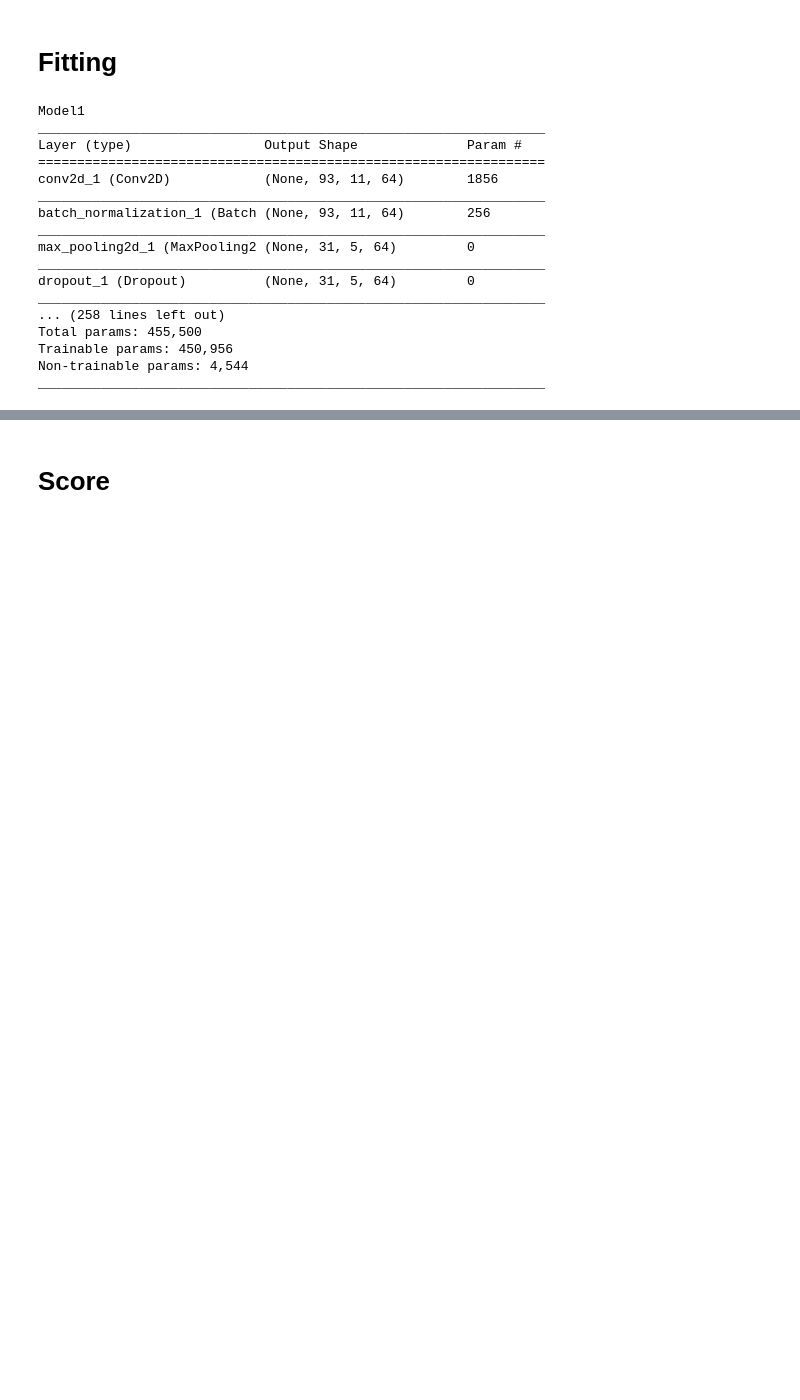
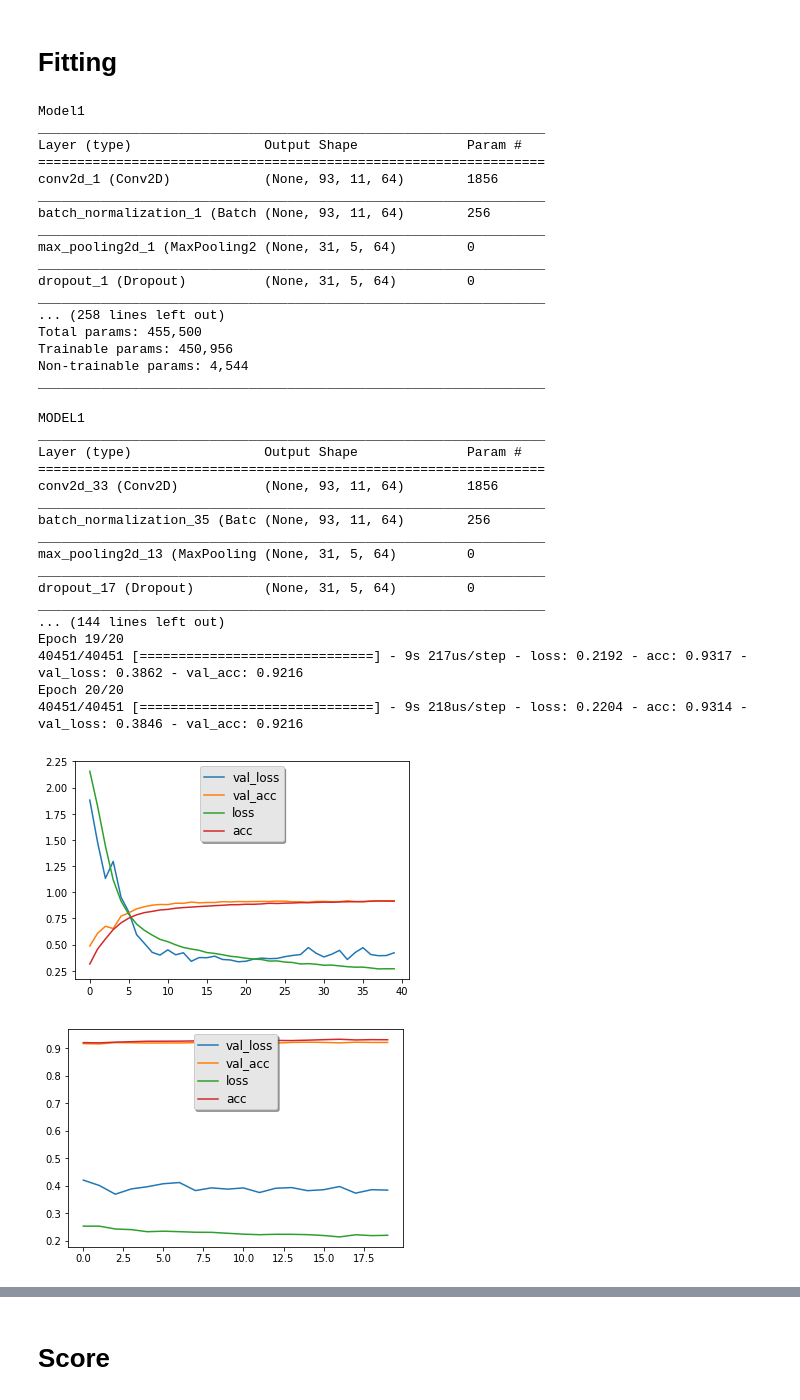
Before and after one commit to mrektor/HDA_speechCommand, a Jupyter notebook: Processing.ipynb, the cells around one changed output, grey strips where cells are left out. Cells and saved outputs as stored; diff of their text form; code cells hidden in the pictures; blank space fills up the shorter version.

Commit message:
SavedModels

```diff
--- a/Processing.ipynb
+++ b/Processing.ipynb
@@ -156,6 +157,11 @@ Non-trainable params: 4,544
 _________________________________________________________________
 # %%
 epoch = 40
+epochSGD = 20
+
+dest_directory = 'model_backup/'
+if not os.path.exists(dest_directory):
+      os.makedirs(dest_directory)
 
 tbCallBack = keras.callbacks.TensorBoard(log_dir='./Graph', histogram_freq=0, write_graph=True, write_images=True)
 # %%
@@ -179,37 +185,60 @@ sgd = SGD(lr=0.01, decay=0.0005, momentum=0.9, nesterov=True)
 compiledSGD = cnn.compile(loss="categorical_crossentropy", optimizer=sgd, metrics=['accuracy'])
 
 fittedSGD = cnn.fit(x_train, y_train,
-                epochs=epoch,
+                epochs=epochSGD,
                 validation_data=(x_test, y_test),
                 batch_size=round(x_train.shape[0]/100),
                 shuffle=True,
                 callbacks = [tbCallBack])
 
 fig, ax = plt.subplots()
 x = range(epoch)
 for key in fittedAdam.history:
     ax.plot(x,fittedAdam.history[key],label=key)
 legend = ax.legend(loc='upper center', shadow=True)
 frame = legend.get_frame()
 frame.set_facecolor('0.90')
 for label in legend.get_texts():
     label.set_fontsize('large')
 
 for label in legend.get_lines():
     label.set_linewidth(1.5)  # the legend line width
 
 fig, ax = plt.subplots()
-x = range(epoch)
+x = range(epochSGD)
 for key in fittedSGD.history:
     ax.plot(x,fittedSGD.history[key],label=key)
 legend = ax.legend(loc='upper center', shadow=True)
 frame = legend.get_frame()
 frame.set_facecolor('0.90')
 for label in legend.get_texts():
     label.set_fontsize('large')
 
 for label in legend.get_lines():
     label.set_linewidth(1.5)  # the legend line width
 
 
 plt.show()
+
+name = 'cnn1.bak'
+cnn.save(dest_directory + name)
+# %% [output]
+MODEL1
+_________________________________________________________________
+Layer (type)                 Output Shape              Param #
+=================================================================
+conv2d_33 (Conv2D)           (None, 93, 11, 64)        1856
+_________________________________________________________________
+batch_normalization_35 (Batc (None, 93, 11, 64)        256
+_________________________________________________________________
+max_pooling2d_13 (MaxPooling (None, 31, 5, 64)         0
+_________________________________________________________________
+dropout_17 (Dropout)         (None, 31, 5, 64)         0
+_________________________________________________________________
+... (144 lines left out)
+Epoch 19/20
+40451/40451 [==============================] - 9s 217us/step - loss: 0.2192 - acc: 0.9317 - val_loss: 0.3862 - val_acc: 0.9216
+Epoch 20/20
+40451/40451 [==============================] - 9s 218us/step - loss: 0.2204 - acc: 0.9314 - val_loss: 0.3846 - val_acc: 0.9216
+[figure, added]
+[figure, added]
```
Also changed, not shown: parts of 7 cells of this notebook, 3 other files.
